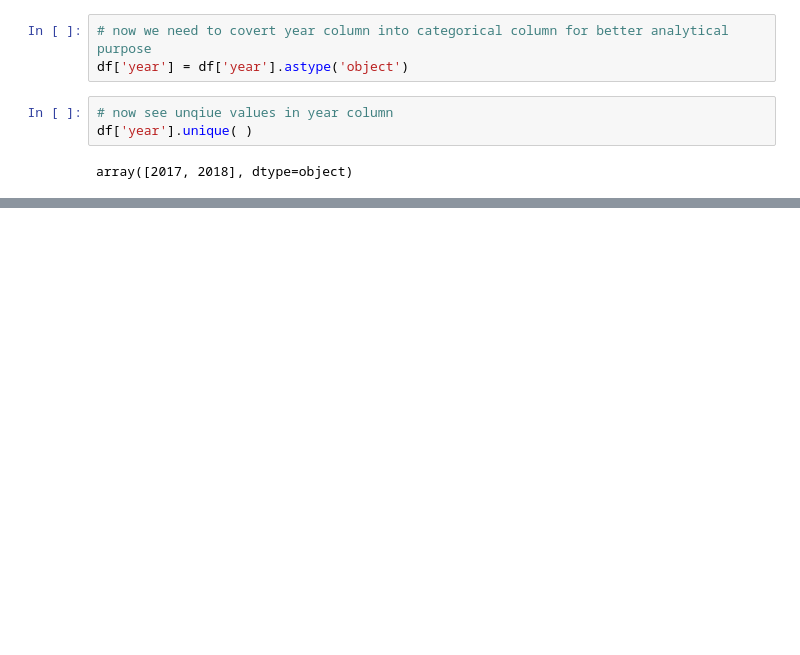
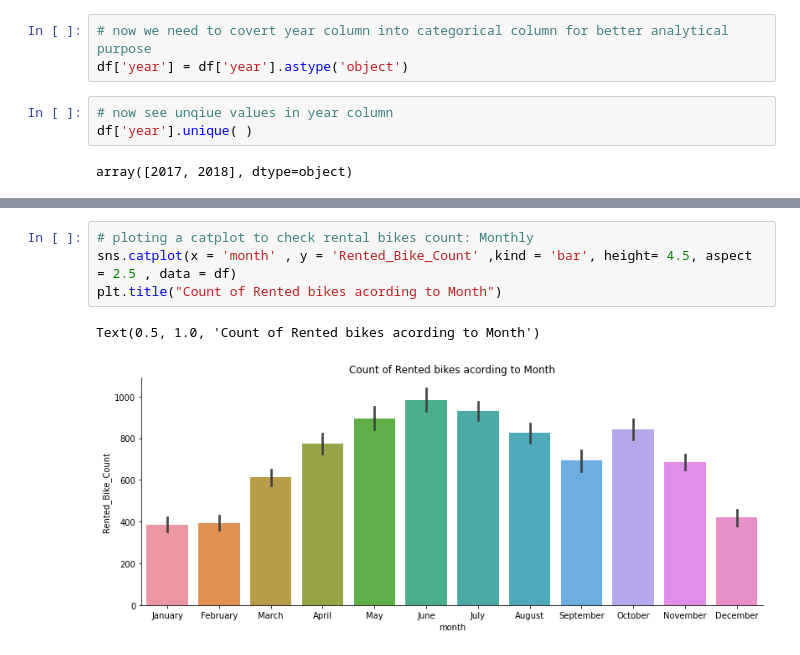
Before and after one commit to JayaVishwa/Bike_Sharing_Demand_Prediction, a Jupyter notebook: Bike_Sharing_Demand_Prediction_Capstone_Project.ipynb, the cells around one changed output, grey strips where cells are left out. Drawn from its saved outputs; the diff is of its cells as text; blank space fills up the shorter version.

```diff
--- a/Bike_Sharing_Demand_Prediction_Capstone_Project.ipynb
+++ b/Bike_Sharing_Demand_Prediction_Capstone_Project.ipynb
@@ -298,0 +309,7 @@ df= df.drop(columns = ['Date' , 'day_of_week' , 'year'] , axis =1 )
+# %%
+# ploting a catplot to check rental bikes count: Monthly
+sns.catplot(x = 'month' , y = 'Rented_Bike_Count' ,kind = 'bar', height= 4.5, aspect = 2.5 , data = df)
+plt.title("Count of Rented bikes acording to Month")
+# %% [output]
+Text(0.5, 1.0, 'Count of Rented bikes acording to Month')
+[figure, added]
```
Also changed, not shown: parts of 97 cells of this notebook.
